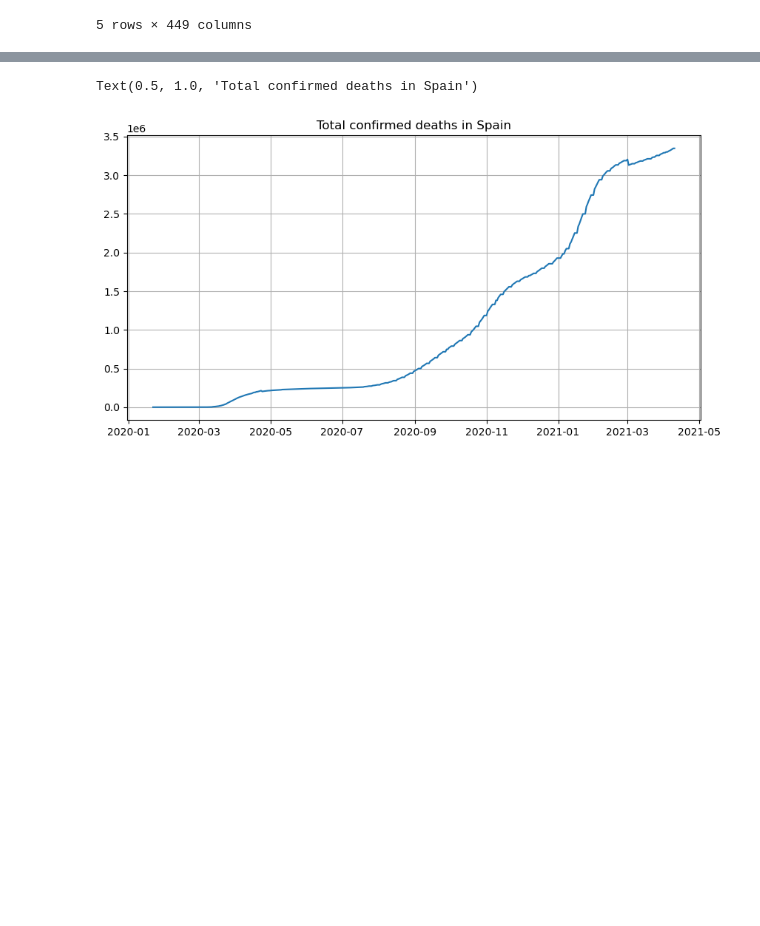
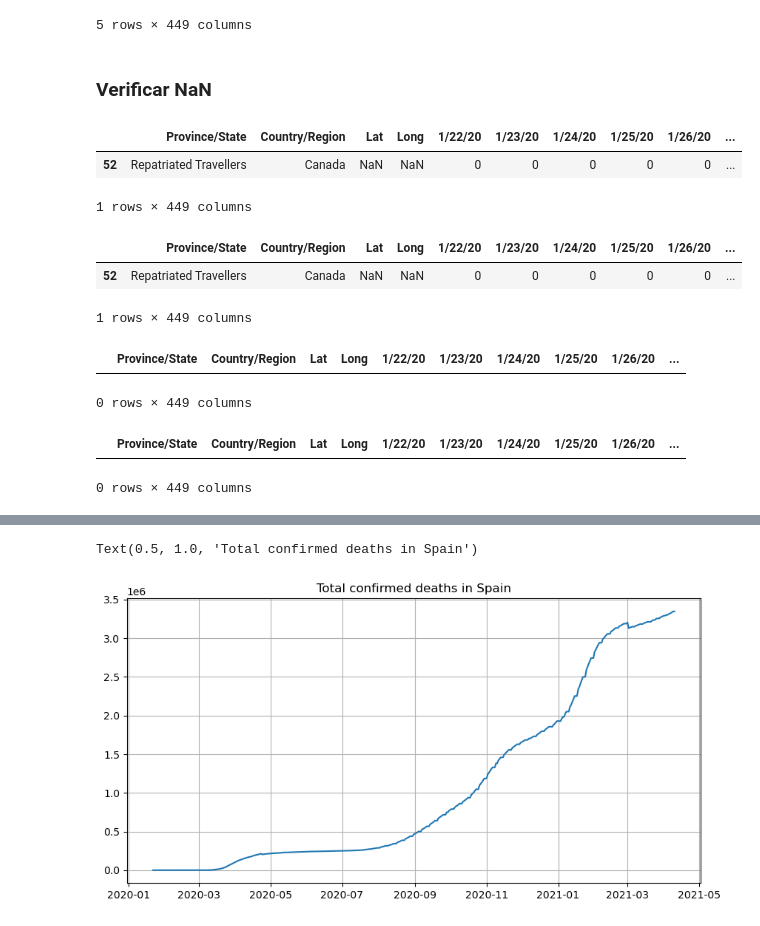
Before and after one commit to nmanduley/midproject, a Jupyter notebook: exploratory/exploratory.ipynb, the cells around one changed output, grey strips where cells are left out. Drawn from its saved outputs; the diff is of its cells as text; code cells hidden in the pictures; blank space fills up the shorter version.

```diff
--- a/exploratory/exploratory.ipynb
+++ b/exploratory/exploratory.ipynb
@@ -39,3 +39,31 @@ df_rec.head()
 | 3 | NaN | Andorra | 42.50630 | 1.521800 | 0 | 0 | 0 | 0 | 0 | ... |
 | 4 | NaN | Angola | -11.20270 | 17.873900 | 0 | 0 | 0 | 0 | 0 | ... |
 5 rows × 449 columns
+# %% [markdown]
+### Verificar NaN
+# %%
+# Hay confirmed_global, hay un valor Nan en "Lat" y "Long" correspondiente a Canada / Repatriated Travellers
+df_conf[df_conf["Long"].isnull()]
+# %% [output]
+|  | Province/State | Country/Region | Lat | Long | 1/22/20 | 1/23/20 | 1/24/20 | 1/25/20 | 1/26/20 | ... |
+| 52 | Repatriated Travellers | Canada | NaN | NaN | 0 | 0 | 0 | 0 | 0 | ... |
+1 rows × 449 columns
+# %%
+# En deaths_global tambien (y en recovered_global no)
+df_deaths[df_deaths["Long"].isnull()]
+# %% [output]
+|  | Province/State | Country/Region | Lat | Long | 1/22/20 | 1/23/20 | 1/24/20 | 1/25/20 | 1/26/20 | ... |
+| 52 | Repatriated Travellers | Canada | NaN | NaN | 0 | 0 | 0 | 0 | 0 | ... |
+1 rows × 449 columns
+# %%
+# Como es una porcion minuscula de casos, esta fila sera suprimida
+df_rec[df_rec["Lat"].isnull()]
+# %% [output]
+|  | Province/State | Country/Region | Lat | Long | 1/22/20 | 1/23/20 | 1/24/20 | 1/25/20 | 1/26/20 | ... |
+0 rows × 449 columns
+# %%
+# En recovered_global hay una sola entrada para Canada
+df_rec[df_rec["Country/Region"] == "Canada"]
+# %% [output]
+|  | Province/State | Country/Region | Lat | Long | 1/22/20 | 1/23/20 | 1/24/20 | 1/25/20 | 1/26/20 | ... |
+0 rows × 449 columns
```
Also changed, not shown: parts of 9 cells of this notebook.
